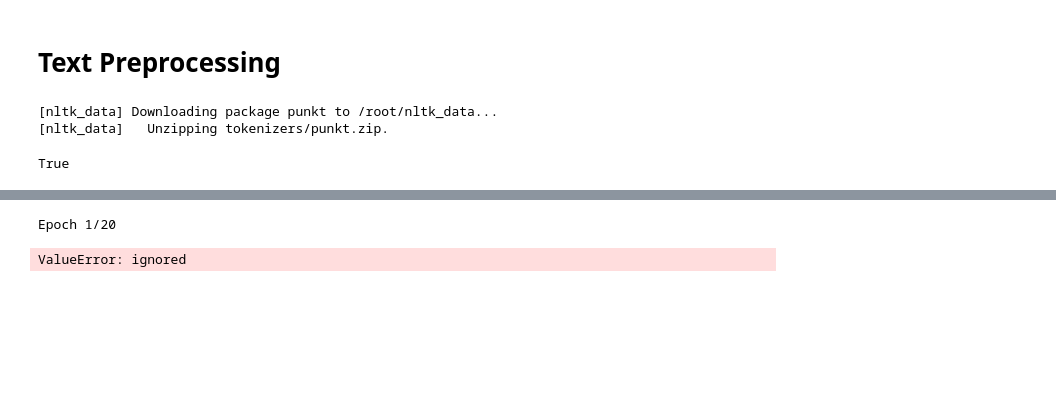
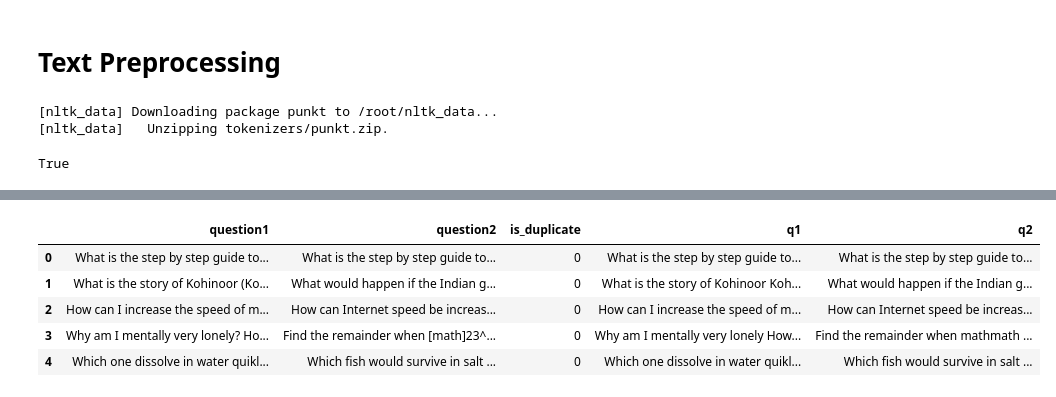
Before and after one commit to HEMANT8215/NLP_Projects, a Jupyter notebook: Question_duplicates/Question_duplicates_Siamese_Tripletloss.ipynb, the cells around one changed output, grey strips where cells are left out. Saved outputs shown, nothing was run; the diff lists cells and outputs as text; code cells hidden in the pictures; blank space fills up the shorter version.

```diff
--- a/Question_duplicates/Question_duplicates_Siamese_Tripletloss.ipynb
+++ b/Question_duplicates/Question_duplicates_Siamese_Tripletloss.ipynb
@@ -54,4 +34,4 @@ df_train.is_duplicate.value_counts()
 1    149263
 Name: is_duplicate, dtype: int64
 # %%
-df_train = df_train.drop(['id','qid1','qid2'],axis=1)
+df = df.drop(['id','qid1','qid2'],axis=1)
@@ -165,5 +52,0 @@ Q1_train[1]
-# %%
-# Converting questions to array of integers
-for i in range(len(Q1_train)):
-    Q1_train[i] = [vocab[word] for word in Q1_train[i]]
-    Q2_train[i] = [vocab[word] for word in Q2_train[i]]
@@ -411,7 +52,0 @@ val_generator = data_generator(X_valid_q1, X_valid_q2, batch_size)
-# %%
-history = model.fit_generator(train_generator,
-                    validation_data=val_generator,
-                    epochs=20)
-# %% [output]
-Epoch 1/20
-ValueError: ignored
@@ -417,0 +91,44 @@ ValueError: ignored
+# %%
+def process_text(text):
+    '''
+    Input:
+        text: a string containing a text
+    Output:
+        text_clean: a list of words containing the processed text
+
+    '''
+    # remove number
+    text = re.sub('[0-9]', '', text)
+    # remove stock market tickers like $GE
+    text = re.sub(r'\$\w*', '', text)
+    # remove old style text "RT"
+    text = re.sub(r'^RT[\s]+', '', text)
+    # remove hyperlinks
+    text = re.sub(r'https?:\/\/.*[\r\n]*', '', text)
+    text = re.sub(r'#', '', text)
+    # remove the dates like Mar 30 2013
+    text = re.sub('(Jan|Feb|Mar|Apr|May|Jun|Jul|Aug|Sep|Oct|Nov|Dec)\s\d{2}\s\d{4}', ' ', text)
+    text = re.sub(r"[/(){}\[\]\|,;.:\?\-\'\"$^]", '', text)
+
+    #text = " ".join(word for word in text.split() if word not in stopwords_english)
+
+    ##clean contractions
+    specials = ["’", "‘", "´", "`"]
+    for s in specials:
+        text = text.replace(s, "'")
+    text = ' '.join([contraction_mapping[t] if t in contraction_mapping else contraction_mapping[t.lower()] if t.lower() in contraction_mapping else t for t in text.split(" ")])
+
+
+    return  text
+# %%
+df['q1'] = df['question1'].apply(str).apply(process_text)
+df['q2'] = df['question2'].apply(str).apply(process_text)
+# %%
+df.head()
+# %% [output]
+|  | question1 | question2 | is_duplicate | q1 | q2 |
+| 0 | What is the step by step guide to... | What is the step by step guide to... | 0 | What is the step by step guide to... | What is the step by step guide to... |
+| 1 | What is the story of Kohinoor (Ko... | What would happen if the Indian g... | 0 | What is the story of Kohinoor Koh... | What would happen if the Indian g... |
+| 2 | How can I increase the speed of m... | How can Internet speed be increas... | 0 | How can I increase the speed of m... | How can Internet speed be increas... |
+| 3 | Why am I mentally very lonely? Ho... | Find the remainder when [math]23^... | 0 | Why am I mentally very lonely How... | Find the remainder when mathmath ... |
+| 4 | Which one dissolve in water quikl... | Which fish would survive in salt ... | 0 | Which one dissolve in water quikl... | Which fish would survive in salt ... |
```
Also changed, not shown: parts of 57 cells of this notebook, 15 other files.
